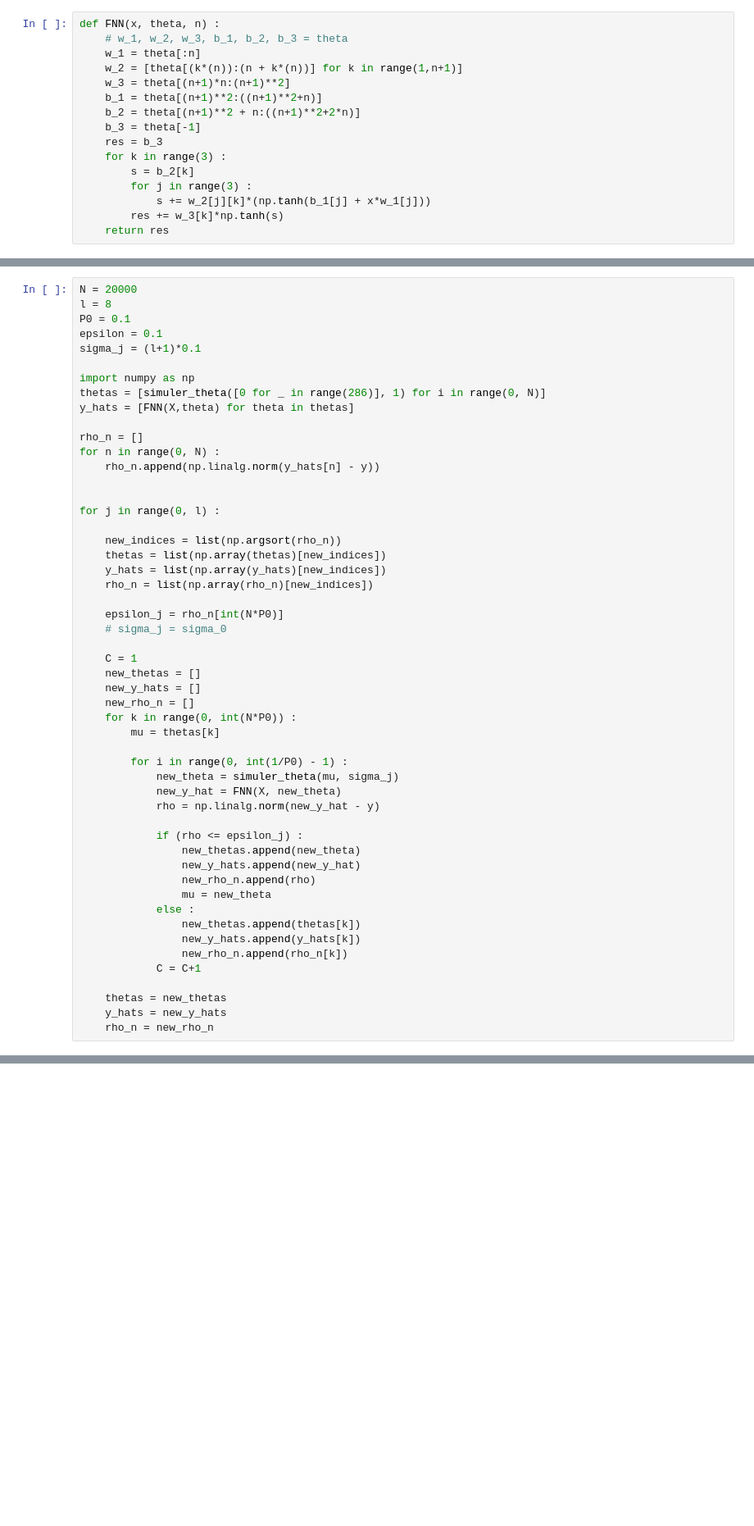
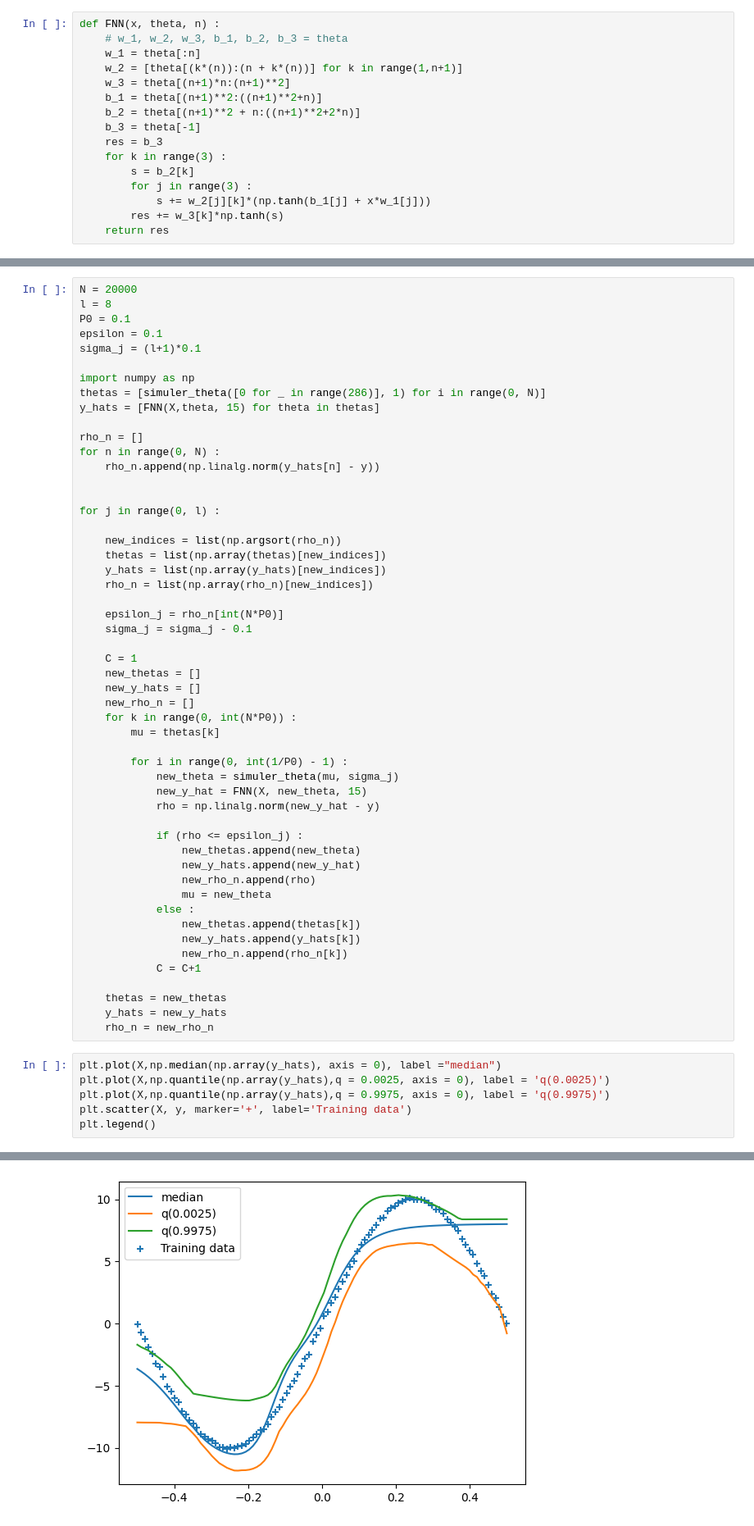
Before and after one commit to Davidson-Lova/PFE_BNN_ABS_SS, a Jupyter notebook: my_bnn_sin.ipynb, the cells around one changed output, grey strips where cells are left out. Shown at 82% size. Saved outputs shown, nothing was run; the diff lists cells and outputs as text; blank space fills up the shorter version.

```diff
--- a/my_bnn_sin.ipynb
+++ b/my_bnn_sin.ipynb
@@ -65,7 +65,7 @@ sigma_j = (l+1)*0.1
 
 import numpy as np
 thetas = [simuler_theta([0 for _ in range(286)], 1) for i in range(0, N)]
-y_hats = [FNN(X,theta) for theta in thetas]
+y_hats = [FNN(X,theta, 15) for theta in thetas]
 
 rho_n = []
 for n in range(0, N) :
@@ -80,7 +80,7 @@ for j in range(0, l) :
     rho_n = list(np.array(rho_n)[new_indices])
 
     epsilon_j = rho_n[int(N*P0)]
-    # sigma_j = sigma_0
+    sigma_j = sigma_j - 0.1
 
     C = 1
     new_thetas = []
@@ -91,7 +91,7 @@ for j in range(0, l) :
 
         for i in range(0, int(1/P0) - 1) :
             new_theta = simuler_theta(mu, sigma_j)
-            new_y_hat = FNN(X, new_theta)
+            new_y_hat = FNN(X, new_theta, 15)
             rho = np.linalg.norm(new_y_hat - y)
 
             if (rho <= epsilon_j) :
@@ -108,3 +108,10 @@ for j in range(0, l) :
     thetas = new_thetas
     y_hats = new_y_hats
     rho_n = new_rho_n
+# %%
+plt.plot(X,np.median(np.array(y_hats), axis = 0), label ="median")
+plt.plot(X,np.quantile(np.array(y_hats),q = 0.0025, axis = 0), label = 'q(0.0025)')
+plt.plot(X,np.quantile(np.array(y_hats),q = 0.9975, axis = 0), label = 'q(0.9975)')
+plt.scatter(X, y, marker='+', label='Training data')
+plt.legend()
+# %% [output]
@@ -110,0 +119 @@ for j in range(0, l) :
+[figure, added]
```
Also changed, not shown: parts of 3 cells of this notebook.
